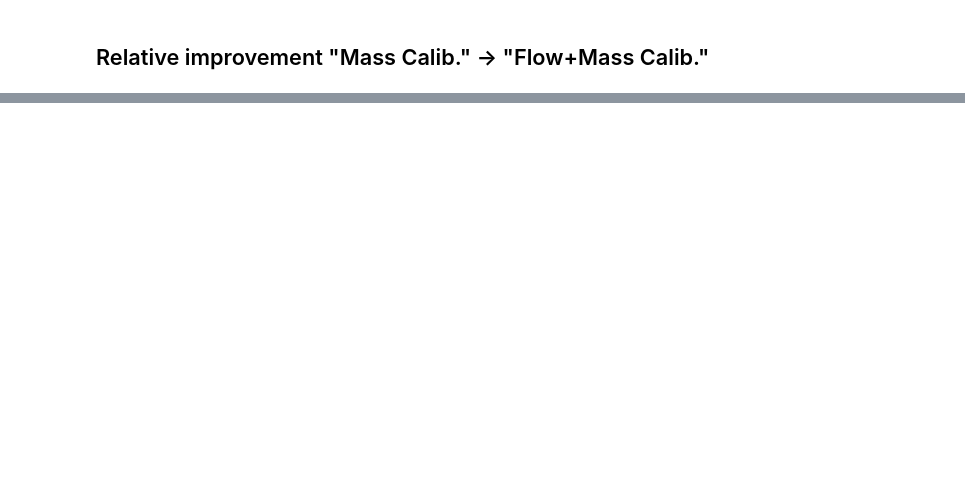
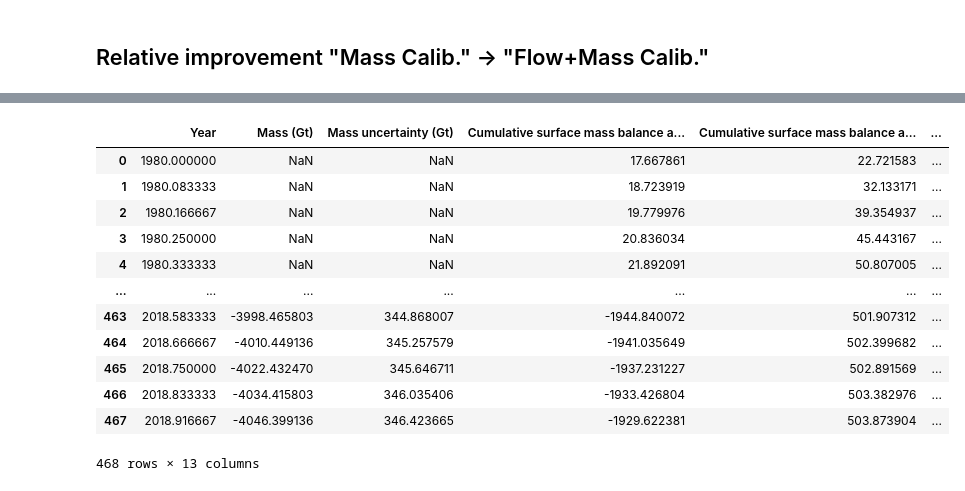
Before and after one commit to pism/pism-emulator, a Jupyter notebook: calibration/calibrate.ipynb, the cells around one changed output, grey strips where cells are left out. Cells and saved outputs as stored; diff of their text form; code cells hidden in the pictures; blank space fills up the shorter version.

```diff
--- a/calibration/calibrate.ipynb
+++ b/calibration/calibrate.ipynb
@@ -78,0 +109,16 @@ for rcp in rcps:
+# %%
+observed_s
+# %% [output]
+|  | Year | Mass (Gt) | Mass uncertainty (Gt) | Cumulative surface mass balance a... | Cumulative surface mass balance a... | ... |
+| 0 | 1980.000000 | NaN | NaN | 17.667861 | 22.721583 | ... |
+| 1 | 1980.083333 | NaN | NaN | 18.723919 | 32.133171 | ... |
+| 2 | 1980.166667 | NaN | NaN | 19.779976 | 39.354937 | ... |
+| 3 | 1980.250000 | NaN | NaN | 20.836034 | 45.443167 | ... |
+| 4 | 1980.333333 | NaN | NaN | 21.892091 | 50.807005 | ... |
+| ... | ... | ... | ... | ... | ... | ... |
+| 463 | 2018.583333 | -3998.465803 | 344.868007 | -1944.840072 | 501.907312 | ... |
+| 464 | 2018.666667 | -4010.449136 | 345.257579 | -1941.035649 | 502.399682 | ... |
+| 465 | 2018.750000 | -4022.432470 | 345.646711 | -1937.231227 | 502.891569 | ... |
+| 466 | 2018.833333 | -4034.415803 | 346.035406 | -1933.426804 | 503.382976 | ... |
+| 467 | 2018.916667 | -4046.399136 | 346.423665 | -1929.622381 | 503.873904 | ... |
+468 rows × 13 columns
```
Also changed, not shown: parts of 9 cells of this notebook, 2 other files.
